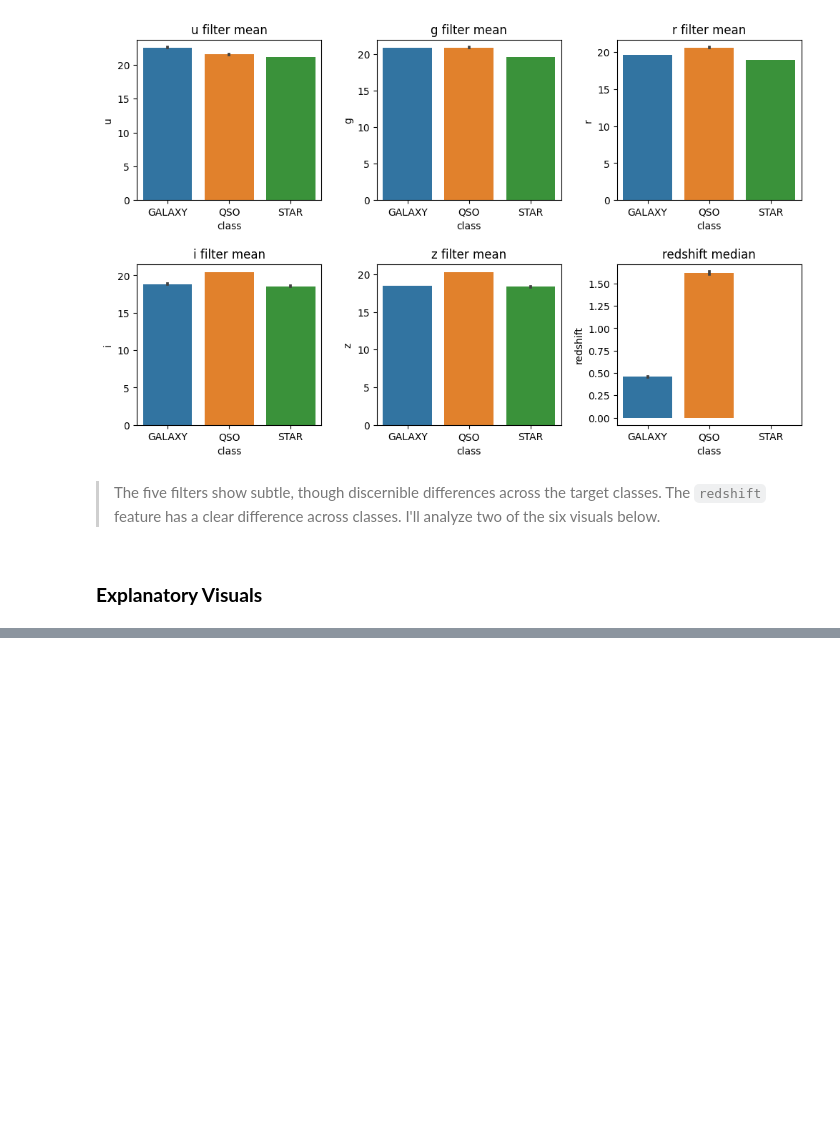
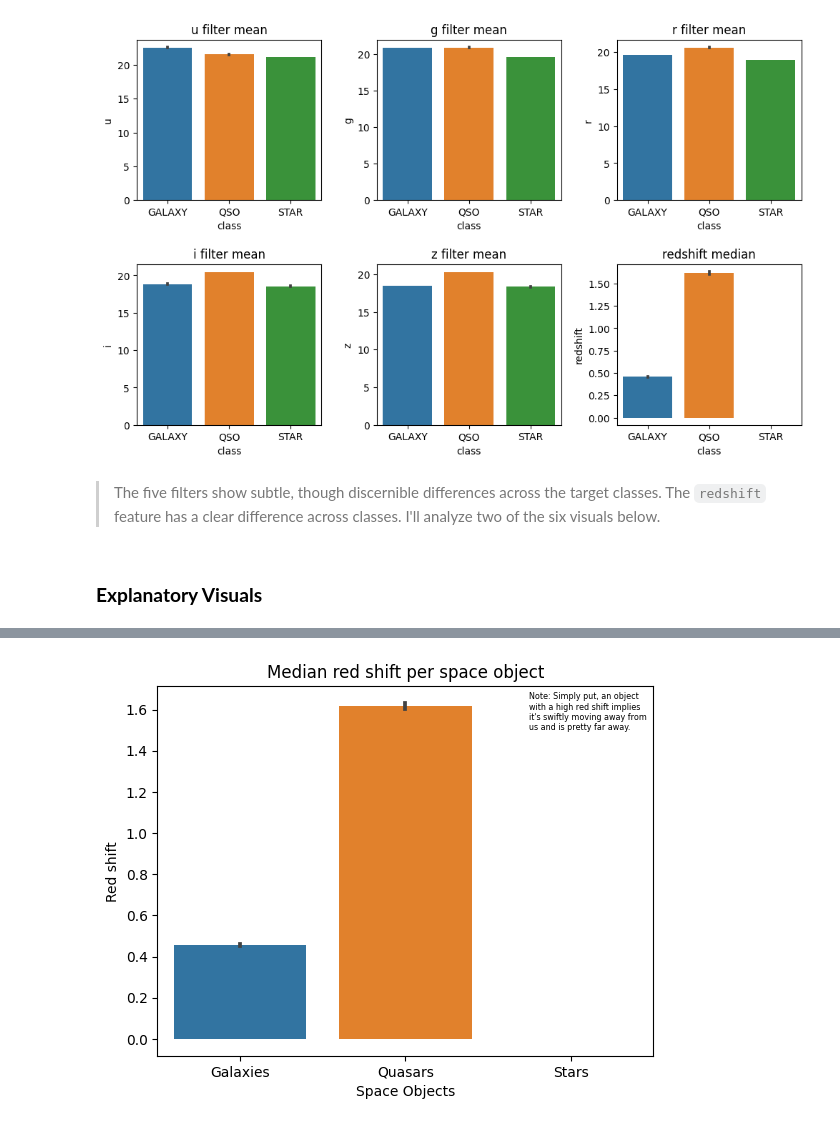
Before and after one commit to john-a-dixon/stellar-object-classification, a Jupyter notebook: stellar.ipynb, the cells around one changed output, grey strips where cells are left out. Drawn from its saved outputs; the diff is of its cells as text; code cells hidden in the pictures; blank space fills up the shorter version.

```diff
--- a/stellar.ipynb
+++ b/stellar.ipynb
@@ -307,0 +308,8 @@ Analyzing the plot above, Quasars have the highest red shift, meaning they are m
+# %%
+sns.barplot(data=filters_df, x="class", y="redshift", estimator="median").set_title(f"Median red shift per space object")
+plt.xlabel("Space Objects")
+plt.xticks(ticks=[0, 1, 2], labels=["Galaxies", "Quasars", "Stars"])
+plt.ylabel("Red shift")
+plt.text(1.75, 1.5, "Note: Simply put, an object\nwith a high red shift implies\nit's swiftly moving away from\nus and is pretty far away.", fontsize="xx-small");
+# %% [output]
+[figure, added]
```
Also changed, not shown: parts of 6 cells of this notebook.
